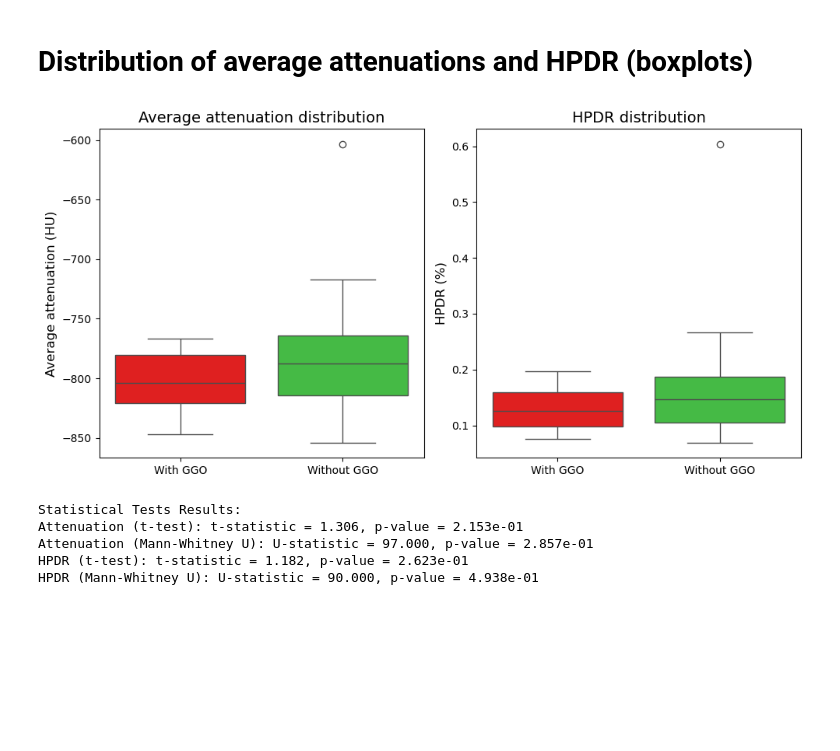
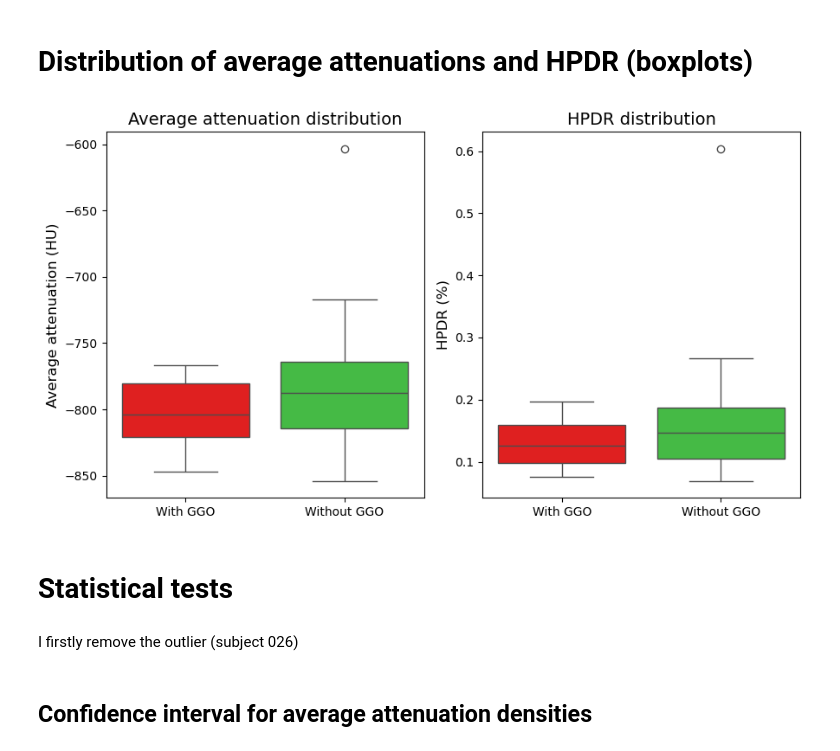
Before and after one commit to JaSeKii/BachelorProject, a Jupyter notebook: PreliminaryStudies/attenuation_study.ipynb, the cells around one changed output. Cells and saved outputs as stored; diff of their text form; code cells hidden in the pictures; blank space fills up the shorter version.

Commit message:
attenuation_study update

```diff
--- a/PreliminaryStudies/attenuation_study.ipynb
+++ b/PreliminaryStudies/attenuation_study.ipynb
@@ -140,68 +162,42 @@ custom_palette = {'Without GGO': 'limegreen', 'With GGO': 'red'}
 df['Group'] = df['label'].map({'wo_ggo': 'Without GGO', 'w_ggo': 'With GGO'})
 
 # Create subplots
-fig, (ax1, ax2) = plt.subplots(1, 2, figsize=(10, 5))
+fig, (ax1, ax2) = plt.subplots(1, 2, figsize=(9, 5))
 
 # Boxplot: attenuation
 sns.boxplot(
     data=df,
     x='Group',  # Use 'Group' for x-axis
     y='average_attenuation',
     hue='Group',  # Assign 'Group' to hue
     palette=custom_palette,
     ax=ax1,
     legend=False  # Disable the legend
 )
 ax1.set_xlabel('', fontsize=12)
 ax1.set_ylabel('Average attenuation (HU)', fontsize=12)
 ax1.set_title('Average attenuation distribution', fontsize=14)
 
 # Boxplot: HPDR
 sns.boxplot(
     data=df,
     x='Group',
     y='hpdr',
     hue='Group',
     palette=custom_palette,
     ax=ax2,
     legend=False  # Disable the legend
 )
 ax2.set_xlabel('', fontsize=12)
 ax2.set_ylabel('HPDR (%)', fontsize=12)
 ax2.set_title('HPDR distribution', fontsize=14)
 
 # Adjust layout
 plt.tight_layout()
 plt.show()
 # %% [output]
-[figure, old version]
+[figure, new version]
-# %%
-from scipy.stats import ttest_ind, mannwhitneyu
-
-# Split the data into two groups for both metrics
-group_wo_ggo_attenuation = df[df['label'] == 'wo_ggo']['average_attenuation']
-group_w_ggo_attenuation = df[df['label'] == 'w_ggo']['average_attenuation']
-
-group_wo_ggo_hpdr = df[df['label'] == 'wo_ggo']['hpdr']
-group_w_ggo_hpdr = df[df['label'] == 'w_ggo']['hpdr']
-
-# Perform Independent Samples t-test
-t_stat_attenuation, p_value_attenuation = ttest_ind(group_wo_ggo_attenuation, group_w_ggo_attenuation, equal_var=False)
-t_stat_hpdr, p_value_hpdr = ttest_ind(group_wo_ggo_hpdr, group_w_ggo_hpdr, equal_var=False)
-
-# Perform Mann-Whitney U Test
-u_stat_attenuation, p_u_attenuation = mannwhitneyu(group_wo_ggo_attenuation, group_w_ggo_attenuation, alternative='two-sided')
-u_stat_hpdr, p_u_hpdr = mannwhitneyu(group_wo_ggo_hpdr, group_w_ggo_hpdr, alternative='two-sided')
-
-# Print the results
-print("Statistical Tests Results:")
-print(f"Attenuation (t-test): t-statistic = {t_stat_attenuation:.3f}, p-value = {p_value_attenuation:.3e}")
-print(f"Attenuation (Mann-Whitney U): U-statistic = {u_stat_attenuation:.3f}, p-value = {p_u_attenuation:.3e}")
-print(f"HPDR (t-test): t-statistic = {t_stat_hpdr:.3f}, p-value = {p_value_hpdr:.3e}")
-print(f"HPDR (Mann-Whitney U): U-statistic = {u_stat_hpdr:.3f}, p-value = {p_u_hpdr:.3e}")
-# %% [output]
-Statistical Tests Results:
-Attenuation (t-test): t-statistic = 1.306, p-value = 2.153e-01
-Attenuation (Mann-Whitney U): U-statistic = 97.000, p-value = 2.857e-01
-HPDR (t-test): t-statistic = 1.182, p-value = 2.623e-01
-HPDR (Mann-Whitney U): U-statistic = 90.000, p-value = 4.938e-01
+# %% [markdown]
+# Statistical tests
+# %% [markdown]
+I firstly remove the outlier (subject 026)
@@ -207,0 +206,2 @@ HPDR (Mann-Whitney U): U-statistic = 90.000, p-value = 4.938e-01
+# %% [markdown]
+## Confidence interval for average attenuation densities
```
Also changed, not shown: parts of 24 cells of this notebook, 1 other file.
